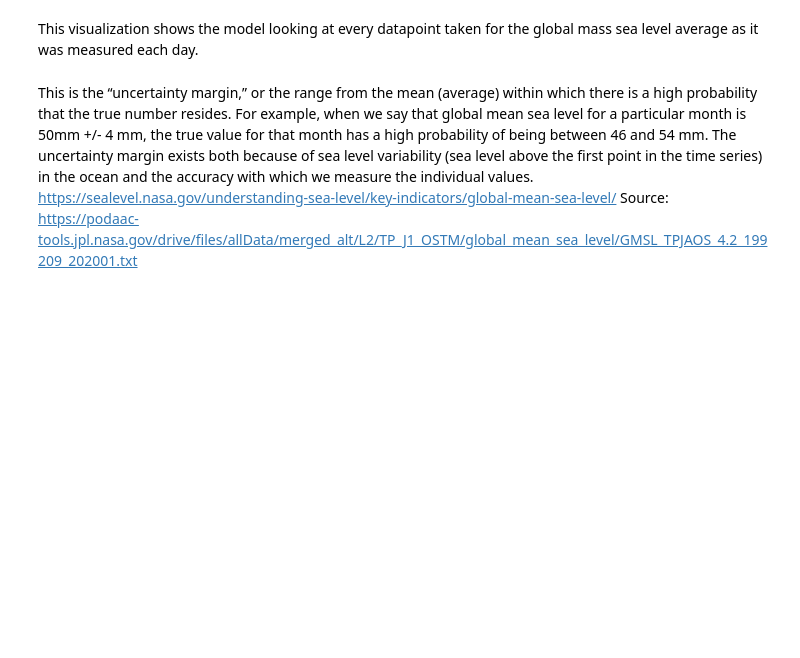
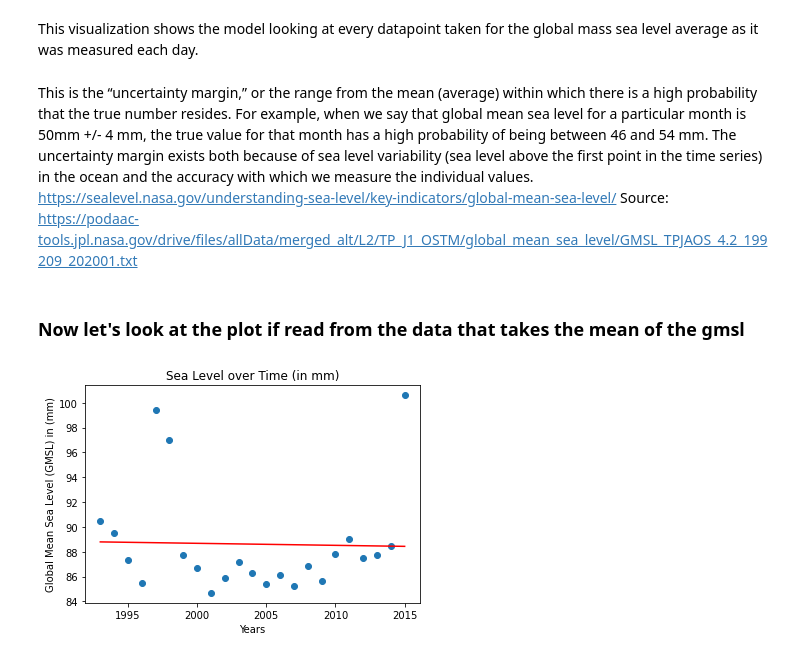
Before and after one commit to magcox5/climate_change_2038, a Jupyter notebook: sealevel_visual_by_day.ipynb, the cells around one changed output. Cells and saved outputs as stored; diff of their text form; code cells hidden in the pictures; blank space fills up the shorter version.

Commit message:
updating the new data with outliers removed

```diff
--- a/sealevel_visual_by_day.ipynb
+++ b/sealevel_visual_by_day.ipynb
@@ -154,3 +156,23 @@ plt.show()
 This visualization shows the model looking at every datapoint taken for the global mass sea level average as it was measured each day.
 # %% [markdown]
 This is the “uncertainty margin,” or the range from the mean (average) within which there is a high probability that the true number resides. For example, when we say that global mean sea level for a particular month is 50mm +/- 4 mm, the true value for that month has a high probability of being between 46 and 54 mm. The uncertainty margin exists both because of sea level variability (sea level above the first point in the time series) in the ocean and the accuracy with which we measure the individual values. https://sealevel.nasa.gov/understanding-sea-level/key-indicators/global-mean-sea-level/  Source: https://podaac-tools.jpl.nasa.gov/drive/files/allData/merged_alt/L2/TP_J1_OSTM/global_mean_sea_level/GMSL_TPJAOS_4.2_199209_202001.txt
+# %% [markdown]
+### Now let's look at the plot if read from the data that takes the mean of the gmsl
+# %%
+#Data that has only 1993-2015 and takes the anual mean of the gmsl
+data = pd.read_csv('data/sealevel_data.csv')  # load data set
+X = data.iloc[:, 0].values.reshape(-1, 1)  # values converts it into a numpy array
+Y = data.iloc[:, 1].values.reshape(-1, 1)  # -1 means that calculate the dimension of rows, but have 1 column
+linear_regressor = LinearRegression()  # create object for the class
+linear_regressor.fit(X, Y)  # perform linear regression
+Y_pred = linear_regressor.predict(X)  # make predictions
+# %%
+#Plot
+plt.scatter(X, Y)
+plt.plot(X, Y_pred, color='red')
+plt.xlabel('Years')
+plt.ylabel('Global Mean Sea Level (GMSL) in (mm)')
+plt.title('Sea Level over Time (in mm)')
+plt.show()
+# %% [output]
+[figure, added]
```
Also changed, not shown: parts of 3 cells of this notebook, 3 other files.
